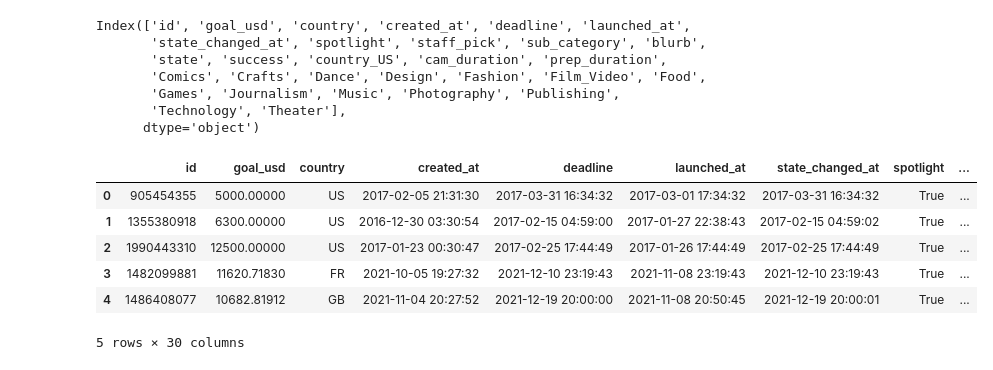
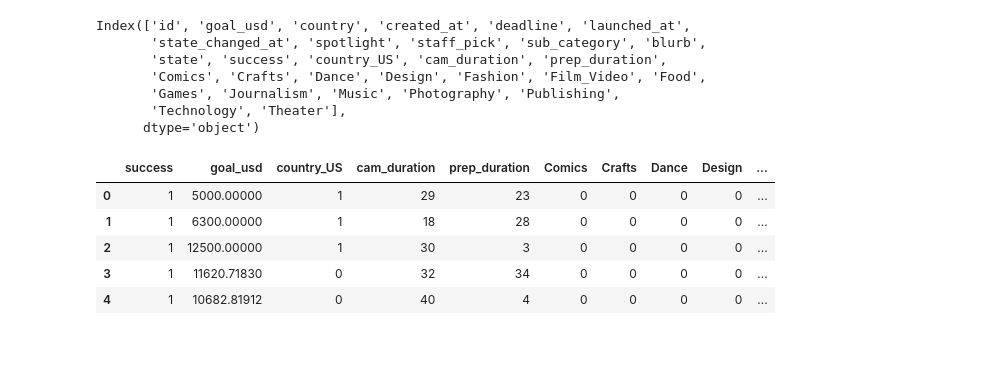
Before and after one commit to Duahau1/CS533-course-project, a Jupyter notebook: main.ipynb, the cells around one changed output. Saved outputs shown, nothing was run; the diff lists cells and outputs as text; code cells hidden in the pictures.

```diff
--- a/main.ipynb
+++ b/main.ipynb
@@ -197,7 +197,7 @@ plt.bar(category_success.index, category_success.values)
 plt.title('Success Category')
 plt.xticks(rotation=45);
 
-process_df = pd.get_dummies(columns=['main_category'], drop_first=True, data=process_df)
+process_df = pd.get_dummies(columns=['main_category'],dtype=int, drop_first=True, data=process_df)
 process_df.columns
 # %% [output]
 main_category
@@ -269,16 +269,18 @@ def make_confusion_matrix(model, threshold=0.6):
     plt.ylabel('actual')
 # %%
 # baselining with small subset of features
-subset_1 = process_df
+subset_1 = process_df.loc[:,['success', 'goal_usd', 'country_US', 'cam_duration','prep_duration',
+       'Comics', 'Crafts', 'Dance', 'Design', 'Fashion', 'Film_Video', 'Food',
+       'Games', 'Journalism', 'Music', 'Photography', 'Publishing',
+       'Technology', 'Theater']]
 subset_1.head()
 # %% [output]
-|  | id | goal_usd | country | created_at | deadline | launched_at | state_changed_at | spotlight | ... |
-| 0 | 905454355 | 5000.00000 | US | 2017-02-05 21:31:30 | 2017-03-31 16:34:32 | 2017-03-01 17:34:32 | 2017-03-31 16:34:32 | True | ... |
-| 1 | 1355380918 | 6300.00000 | US | 2016-12-30 03:30:54 | 2017-02-15 04:59:00 | 2017-01-27 22:38:43 | 2017-02-15 04:59:02 | True | ... |
-| 2 | 1990443310 | 12500.00000 | US | 2017-01-23 00:30:47 | 2017-02-25 17:44:49 | 2017-01-26 17:44:49 | 2017-02-25 17:44:49 | True | ... |
-| 3 | 1482099881 | 11620.71830 | FR | 2021-10-05 19:27:32 | 2021-12-10 23:19:43 | 2021-11-08 23:19:43 | 2021-12-10 23:19:43 | True | ... |
-| 4 | 1486408077 | 10682.81912 | GB | 2021-11-04 20:27:52 | 2021-12-19 20:00:00 | 2021-11-08 20:50:45 | 2021-12-19 20:00:01 | True | ... |
+|  | success | goal_usd | country_US | cam_duration | prep_duration | Comics | Crafts | Dance | Design | ... |
+| 0 | 1 | 5000.00000 | 1 | 29 | 23 | 0 | 0 | 0 | 0 | ... |
+| 1 | 1 | 6300.00000 | 1 | 18 | 28 | 0 | 0 | 0 | 0 | ... |
+| 2 | 1 | 12500.00000 | 1 | 30 | 3 | 0 | 0 | 0 | 0 | ... |
+| 3 | 1 | 11620.71830 | 0 | 32 | 34 | 0 | 0 | 0 | 0 | ... |
+| 4 | 1 | 10682.81912 | 0 | 40 | 4 | 0 | 0 | 0 | 0 | ... |
-5 rows × 30 columns
 # %%
 from sklearn.model_selection import train_test_split
 from sklearn.preprocessing import StandardScaler
```
Also changed, not shown: parts of 6 cells of this notebook, 3 other files.
